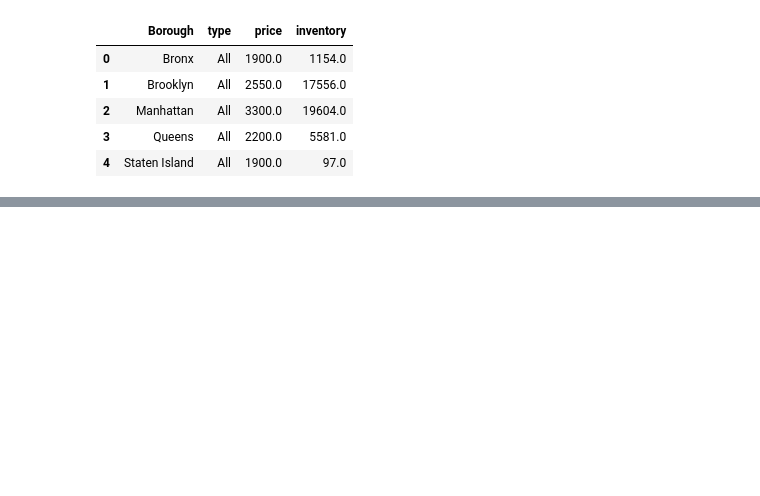
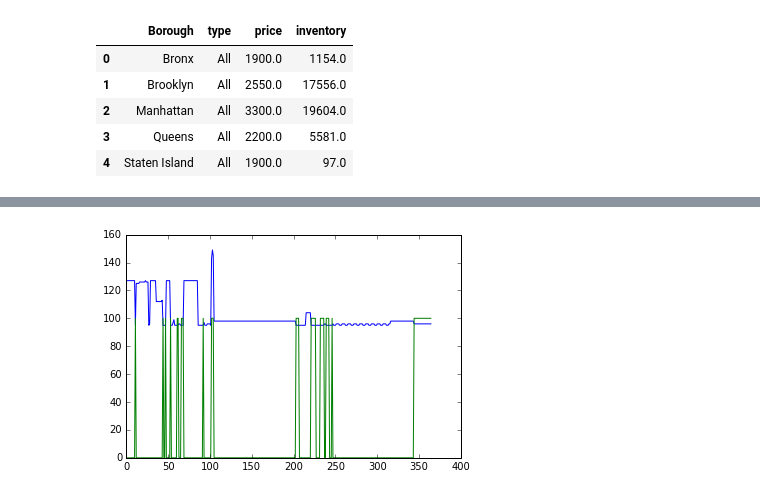
Before and after one commit to wuzheyu/airnalysis, a Jupyter notebook: analysis/host_datacleaning.ipynb, the cells around one changed output, grey strips where cells are left out. Drawn from its saved outputs; the diff is of its cells as text; code cells hidden in the pictures; blank space fills up the shorter version.

Commit message:
added price variability grid plot

```diff
--- a/analysis/host_datacleaning.ipynb
+++ b/analysis/host_datacleaning.ipynb
@@ -260,0 +342,6 @@ host.to_csv('../data/host.csv')
+# %%
+# mask = (grouped['price_std/mean']<0.0556)&(grouped['price_std/mean']>0.0552)
+mask = (grouped['price_std/mean']<0.12)&(grouped['price_std/mean']>0.10)
+
+mask = mask&(grouped['price','mean']>100)&(grouped['price','mean']<120)
+mask = mask&(grouped['available','mean']>0.11)&(grouped['available','mean']<0.16)
@@ -260,0 +371,2 @@ host.to_csv('../data/host.csv')
+# %%
+id_list = grouped[mask].index
@@ -260,0 +380,10 @@ host.to_csv('../data/host.csv')
+# %%
+data = []
+for list_id in id_list:
+    selected = calendar[calendar['listing_id']==list_id]
+    d = {}
+    d['listing_id'] = str(list_id)
+    d['date'] = list(selected['date'])
+    d['price'] = list(selected['price'])
+    d['available'] = list(selected['available'].apply(lambda x: str(x)))
+    data.append(d)
@@ -260,0 +402,2 @@ host.to_csv('../data/host.csv')
+# %%
+selected = selected[['listing_id','date','available','price']]
@@ -260,0 +424,7 @@ host.to_csv('../data/host.csv')
+# %%
+import matplotlib.pyplot as plt
+plt.plot(range(len(selected)),selected.price)
+plt.plot(range(len(selected)),selected.available*100)
+plt.show()
+# %% [output]
+[figure, added]
```
Also changed, not shown: parts of 25 cells of this notebook, 3 other files.
